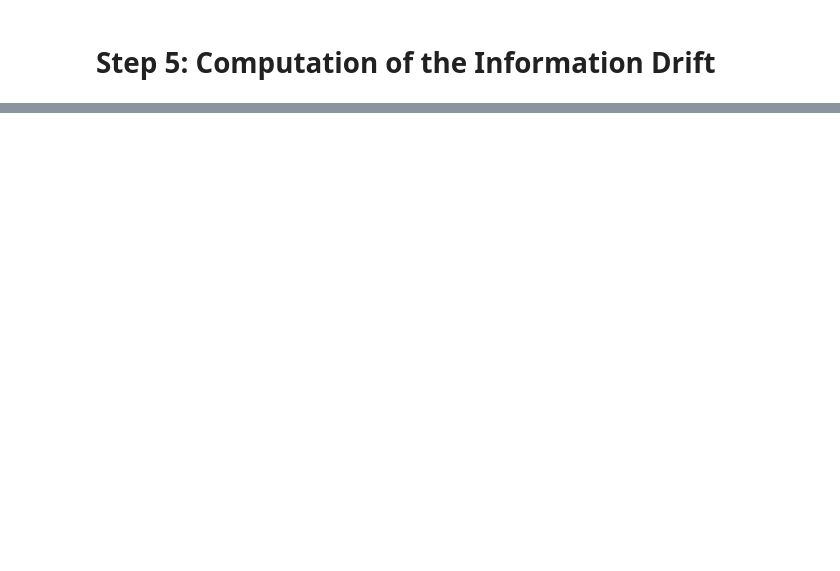
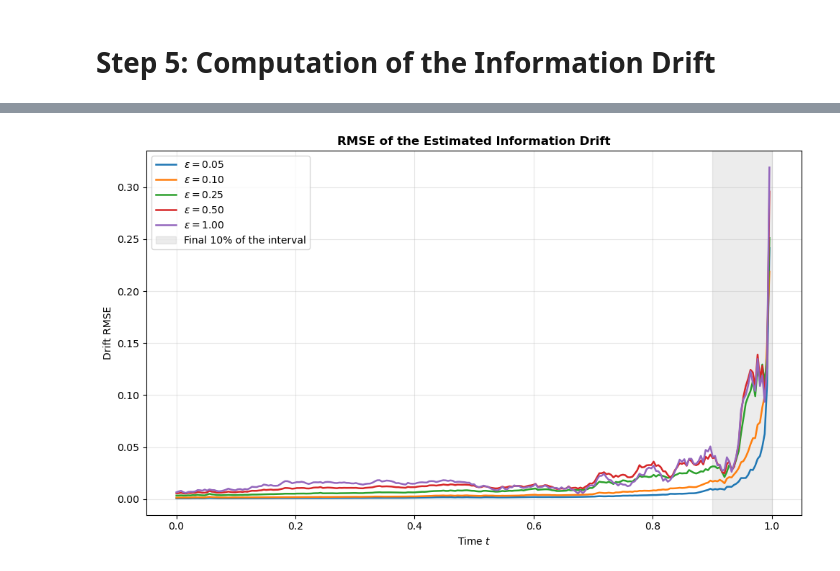
Before and after one commit to Annnnnnngela/insider-trading-noisy-information, a Jupyter notebook: main.ipynb, the cells around one changed output, grey strips where cells are left out. Cells and saved outputs as stored; diff of their text form; code cells hidden in the pictures; blank space fills up the shorter version.

```diff
--- a/main.ipynb
+++ b/main.ipynb
@@ -872,0 +1000,13 @@ plt.show()
+# %%
+# Construct Brownian motion paths from the same Z
+# used in the stock price simulation
+brownian_paths = np.zeros(
+    (N + 1, number_of_paths)
+)
+
+brownian_paths[1:, :] = np.cumsum(
+    np.sqrt(delta_t_sim) * Z,
+    axis=0
+)
+
+terminal_brownian_values = brownian_paths[-1, :]
@@ -1156,0 +2055,77 @@ plt.show()
+# %%
+# ==================================================
+# Plot drift RMSE over the full interval
+# ==================================================
+
+fig, ax = plt.subplots(
+    figsize=(10, 6)
+)
+
+for epsilon in noise_levels:
+
+    epsilon_results = (
+        information_drift_results_df[
+            np.isclose(
+                information_drift_results_df[
+                    "Noise level"
+                ],
+                epsilon
+            )
+        ]
+        .sort_values("Time")
+    )
+
+    ax.plot(
+        epsilon_results["Time"],
+        epsilon_results["Drift RMSE"],
+        linewidth=1.8,
+        label=rf"$\varepsilon={epsilon:.2f}$"
+    )
+
+ax.axvspan(
+    0.9 * T,
+    T,
+    color="grey",
+    alpha=0.15,
+    label="Final 10% of the interval"
+)
+
+ax.set_title(
+    "RMSE of the Estimated Information Drift",
+    fontweight="bold"
+)
+
+ax.set_xlabel(
+    r"Time $t$"
+)
+
+ax.set_ylabel(
+    r"Drift RMSE"
+)
+
+ax.grid(
+    alpha=0.3
+)
+
+ax.legend()
+
+fig.tight_layout()
+
+drift_rmse_filename = (
+    "information_drift_rmse.png"
+)
+
+fig.savefig(
+    drift_rmse_filename,
+    dpi=300,
+    bbox_inches="tight"
+)
+
+plt.show()
+
+print(
+    f"\nInformation drift RMSE figure saved as "
+    f"{drift_rmse_filename}"
+)
+# %% [output]
+[figure, added]
```
Also changed, not shown: parts of 66 cells of this notebook, 15 other files.
